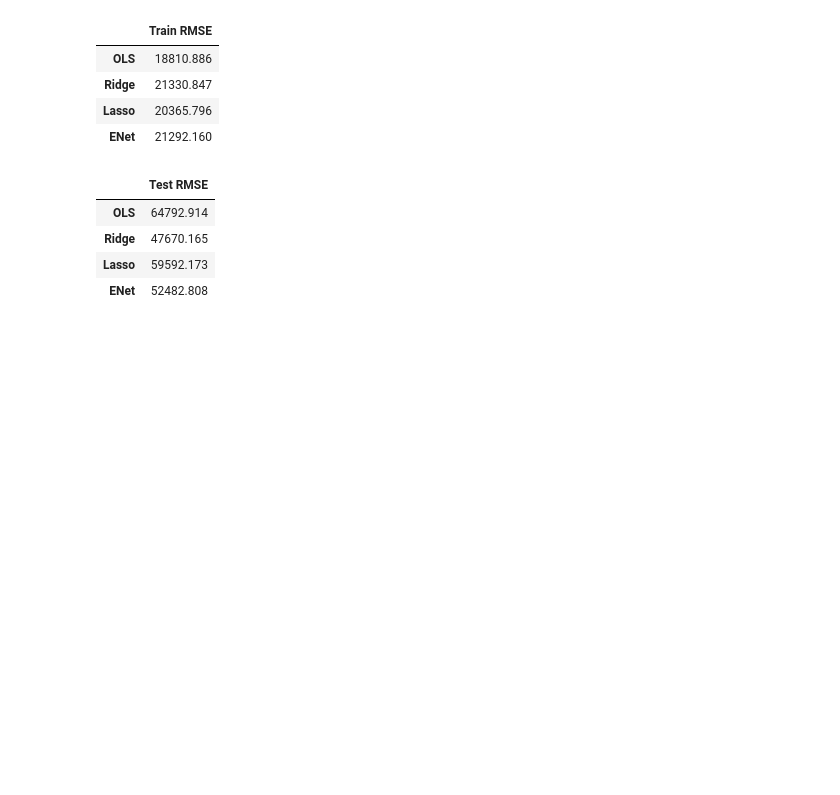
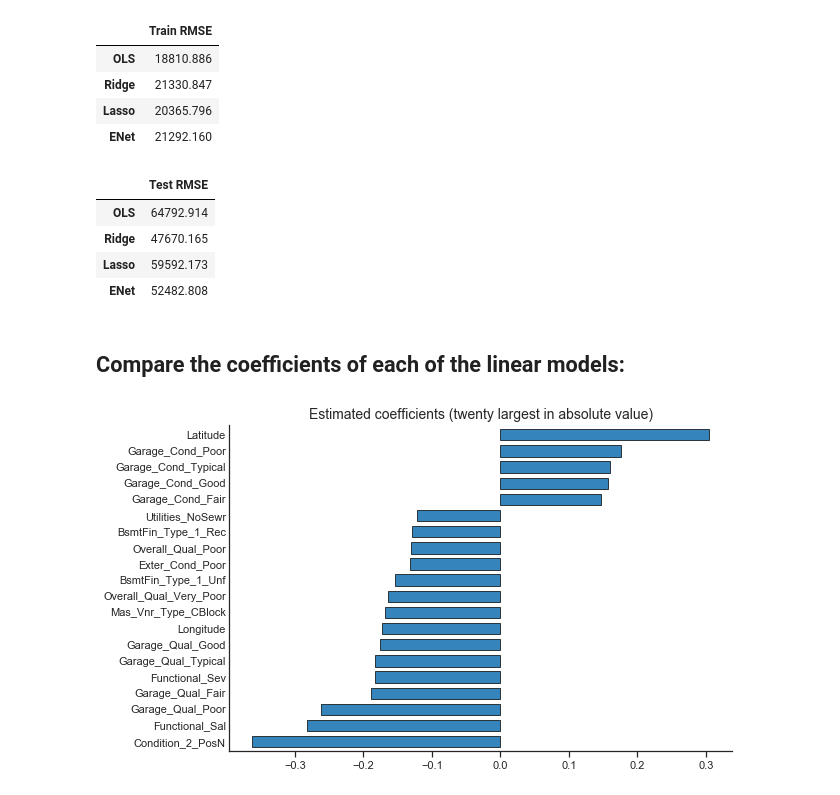
Before and after one commit to marius-mather/lessons-mlpy, a Jupyter notebook: _episodes_python/11-RidgeLassoElasticNet.ipynb, the cells around one changed output. Drawn from its saved outputs; the diff is of its cells as text; code cells hidden in the pictures; blank space fills up the shorter version.

```diff
--- a/_episodes_python/11-RidgeLassoElasticNet.ipynb
+++ b/_episodes_python/11-RidgeLassoElasticNet.ipynb
@@ -191,6 +191,8 @@ results.round(3)
 | Ridge | 47670.165 |
 | Lasso | 59592.173 |
 | ENet | 52482.808 |
+# %% [markdown]
+## Compare the coefficients of each of the linear models:
 # %%
 def plot_coefficients(model, labels):
     coef = model.coef_
@@ -208,4 +210,9 @@ def plot_coefficients(model, labels):
     ax.set_title('Estimated coefficients (twenty largest in absolute value)', fontsize=14)
     sns.despine()
     return fig, ax
+# %%
+plot_coefficients(ames_ols_all, predictors)# the final_estimator attribute refers to the pipeline
+plt.show()
+# %% [output]
+[figure, added]
 # %%
```
Also changed, not shown: parts of 10 cells of this notebook.
